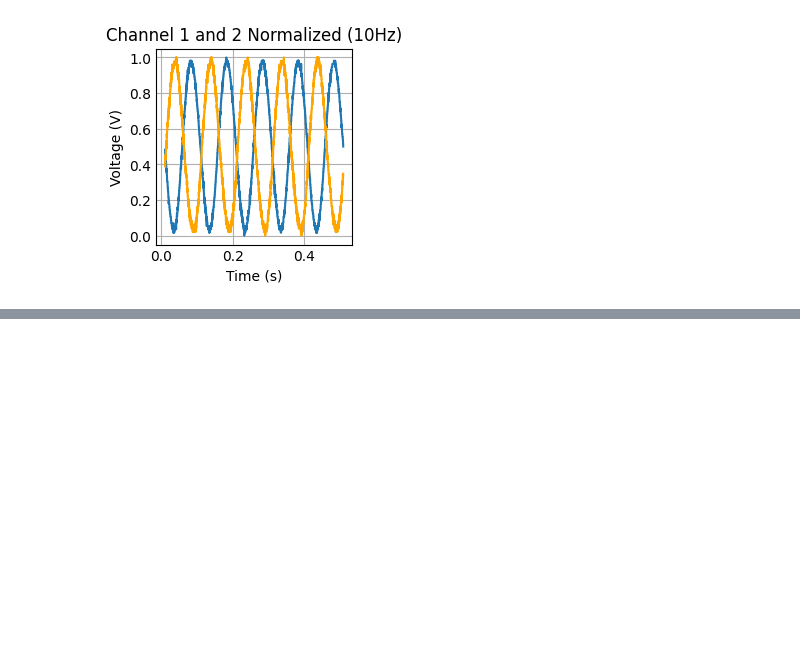
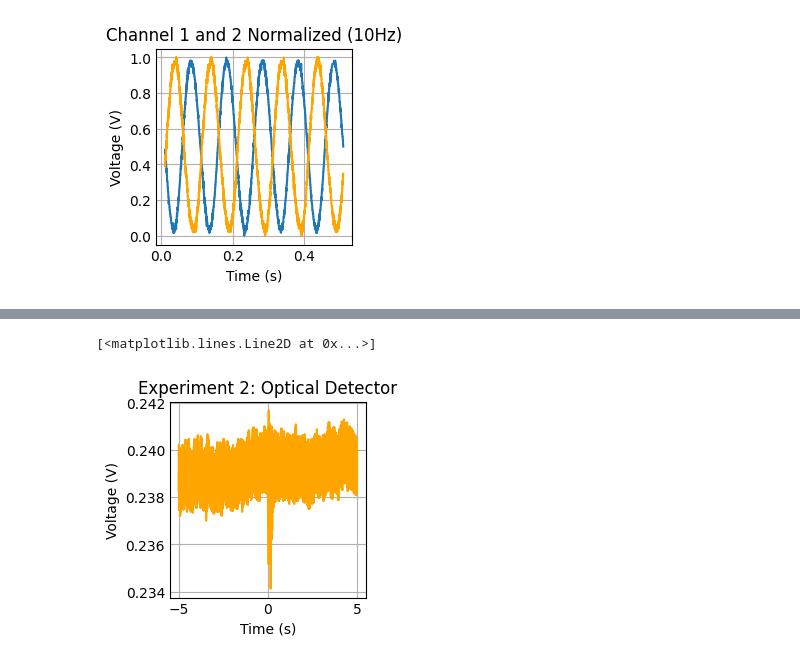
Before and after one commit to jamesyoung-15/FYP-Passive-Vibration-System, a Jupyter notebook: Data_Analysis.ipynb, the cells around one changed output, grey strips where cells are left out. Cells and saved outputs as stored; diff of their text form; code cells hidden in the pictures; blank space fills up the shorter version.

```diff
--- a/Data_Analysis.ipynb
+++ b/Data_Analysis.ipynb
@@ -271,0 +291,9 @@ plt.plot(ch2_10hz['CH2 T Shifted'].tolist(), ch2_10hz['CH2 V Normalized'].tolist
+# %%
+
+plt.title('Experiment 2: Optical Detector')
+plt.xlabel("Time (s)")
+plt.ylabel("Voltage (V)")
+plt.plot(test_8_ch2['Second'].tolist(), test_8_ch2['Value'].tolist(), color='orange')
+# %% [output]
+[<matplotlib.lines.Line2D at 0x...>]
+[figure, added]
```
Also changed, not shown: parts of 7 cells of this notebook, 2 other files.
